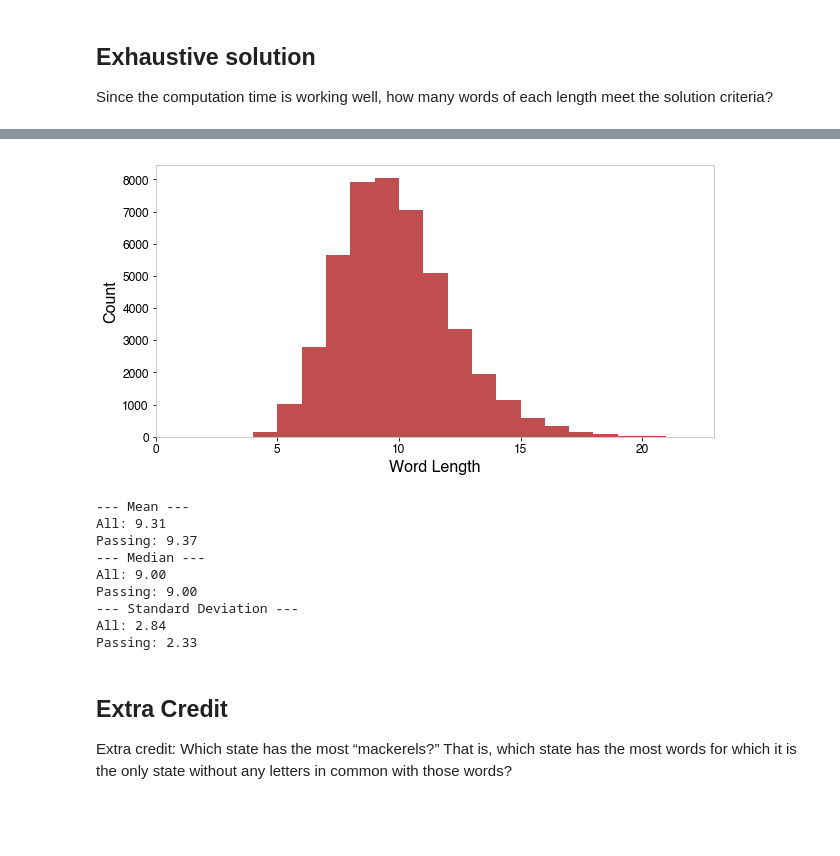
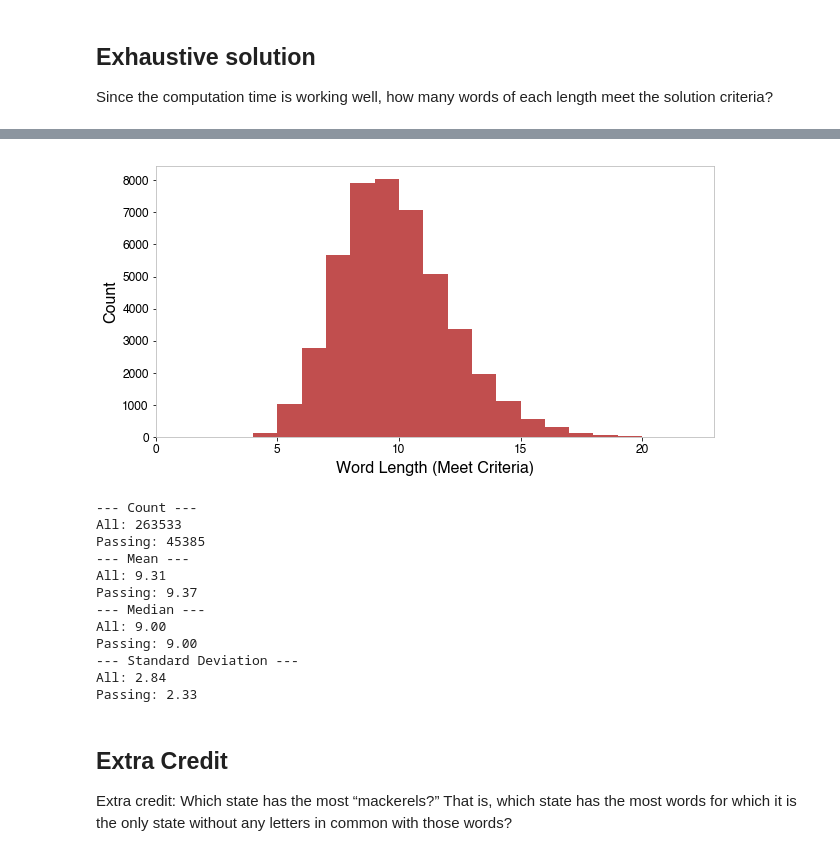
Before and after one commit to tjburch/puzzles, a Jupyter notebook: riddler538_2020_May22/python/puzzle-solution.ipynb, the cells around one changed output, grey strips where cells are left out. Saved outputs shown, nothing was run; the diff lists cells and outputs as text; code cells hidden in the pictures; blank space fills up the shorter version.

```diff
--- a/riddler538_2020_May22/python/puzzle-solution.ipynb
+++ b/riddler538_2020_May22/python/puzzle-solution.ipynb
@@ -211,14 +233,18 @@ Wall time: 16.8 s
 # %%
 plt.figure(figsize=(10,5))
 plt.hist(len_match_criteria, bins=np.arange(min(len_match_criteria), max(len_match_criteria)), color="firebrick", alpha=0.8)
 plt.ylabel("Count",fontsize=16)
-plt.xlabel("Word Length",fontsize=16)
+plt.xlabel("Word Length (Meet Criteria)",fontsize=16)
 plt.xticks(np.arange(0,25,5))
 plt.tick_params(labelsize=12)
-plt.savefig("../plots/passing_distribution",bbox_params="tight")
+plt.savefig("../plots/passing_distribution",bbox_inches="tight")
 # %% [output]
-[figure, old version]
+[figure, new version]
 # %%
+print("--- Count ---")
+print(f"All: {len(word_lengths)}")
+print(f"Passing: {len(len_match_criteria)}")
+
 print("--- Mean ---")
 print(f"All: {np.mean(word_lengths):.2f}")
 print(f"Passing: {np.mean(len_match_criteria):.2f}")
@@ -231,6 +257,9 @@ print("--- Standard Deviation ---")
 print(f"All: {np.std(word_lengths):.2f}")
 print(f"Passing: {np.std(len_match_criteria):.2f}")
 # %% [output]
+--- Count ---
+All: 263533
+Passing: 45385
 --- Mean ---
 All: 9.31
 Passing: 9.37
```
Also changed, not shown: parts of 7 cells of this notebook, 3 other files.
